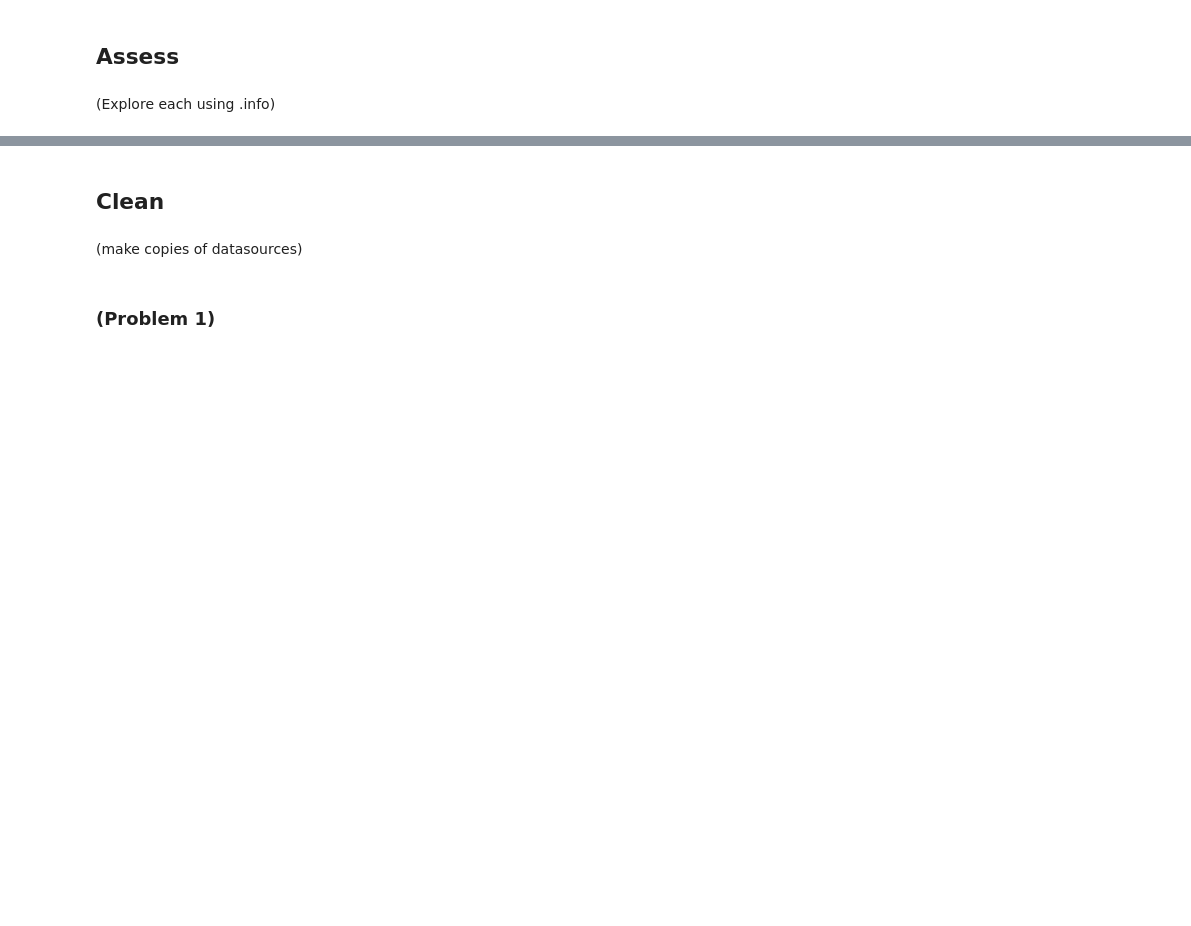
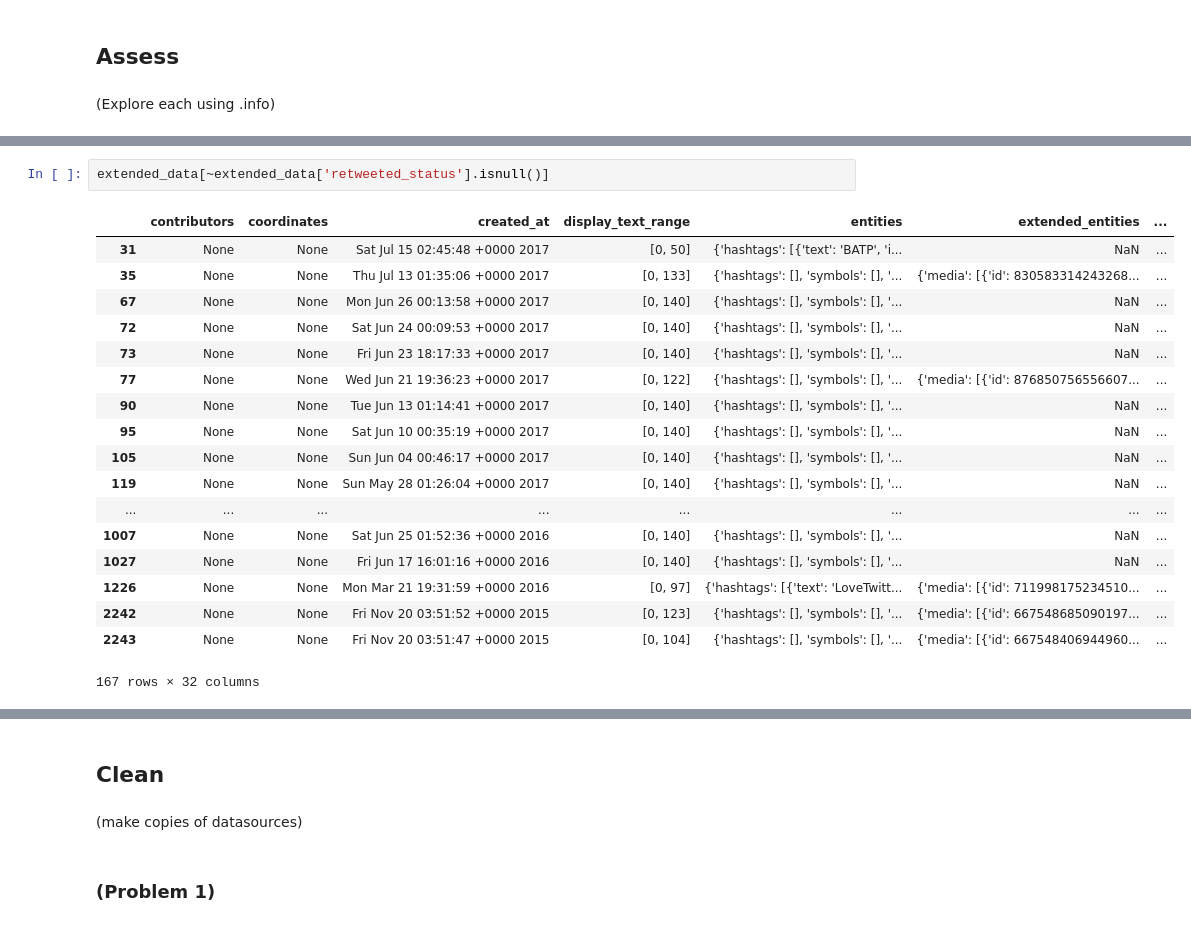
Before and after one commit to Jeffro80/DAND_Wrangle_Data, a Jupyter notebook: wrangle_project.ipynb, the cells around one changed output, grey strips where cells are left out. Saved outputs shown, nothing was run; the diff lists cells and outputs as text; blank space fills up the shorter version.

```diff
--- a/wrangle_project.ipynb
+++ b/wrangle_project.ipynb
@@ -153,0 +225,21 @@ extended_data = pd.DataFrame(tweets)
+# %%
+extended_data[~extended_data['retweeted_status'].isnull()]
+# %% [output]
+|  | contributors | coordinates | created_at | display_text_range | entities | extended_entities | ... |
+| 31 | None | None | Sat Jul 15 02:45:48 +0000 2017 | [0, 50] | {'hashtags': [{'text': 'BATP', 'i... | NaN | ... |
+| 35 | None | None | Thu Jul 13 01:35:06 +0000 2017 | [0, 133] | {'hashtags': [], 'symbols': [], '... | {'media': [{'id': 830583314243268... | ... |
+| 67 | None | None | Mon Jun 26 00:13:58 +0000 2017 | [0, 140] | {'hashtags': [], 'symbols': [], '... | NaN | ... |
+| 72 | None | None | Sat Jun 24 00:09:53 +0000 2017 | [0, 140] | {'hashtags': [], 'symbols': [], '... | NaN | ... |
+| 73 | None | None | Fri Jun 23 18:17:33 +0000 2017 | [0, 140] | {'hashtags': [], 'symbols': [], '... | NaN | ... |
+| 77 | None | None | Wed Jun 21 19:36:23 +0000 2017 | [0, 122] | {'hashtags': [], 'symbols': [], '... | {'media': [{'id': 876850756556607... | ... |
+| 90 | None | None | Tue Jun 13 01:14:41 +0000 2017 | [0, 140] | {'hashtags': [], 'symbols': [], '... | NaN | ... |
+| 95 | None | None | Sat Jun 10 00:35:19 +0000 2017 | [0, 140] | {'hashtags': [], 'symbols': [], '... | NaN | ... |
+| 105 | None | None | Sun Jun 04 00:46:17 +0000 2017 | [0, 140] | {'hashtags': [], 'symbols': [], '... | NaN | ... |
+| 119 | None | None | Sun May 28 01:26:04 +0000 2017 | [0, 140] | {'hashtags': [], 'symbols': [], '... | NaN | ... |
+| ... | ... | ... | ... | ... | ... | ... | ... |
+| 1007 | None | None | Sat Jun 25 01:52:36 +0000 2016 | [0, 140] | {'hashtags': [], 'symbols': [], '... | NaN | ... |
+| 1027 | None | None | Fri Jun 17 16:01:16 +0000 2016 | [0, 140] | {'hashtags': [], 'symbols': [], '... | NaN | ... |
+| 1226 | None | None | Mon Mar 21 19:31:59 +0000 2016 | [0, 97] | {'hashtags': [{'text': 'LoveTwitt... | {'media': [{'id': 711998175234510... | ... |
+| 2242 | None | None | Fri Nov 20 03:51:52 +0000 2015 | [0, 123] | {'hashtags': [], 'symbols': [], '... | {'media': [{'id': 667548685090197... | ... |
+| 2243 | None | None | Fri Nov 20 03:51:47 +0000 2015 | [0, 104] | {'hashtags': [], 'symbols': [], '... | {'media': [{'id': 667548406944960... | ... |
+167 rows × 32 columns
```
Also changed, not shown: parts of 11 cells of this notebook.
